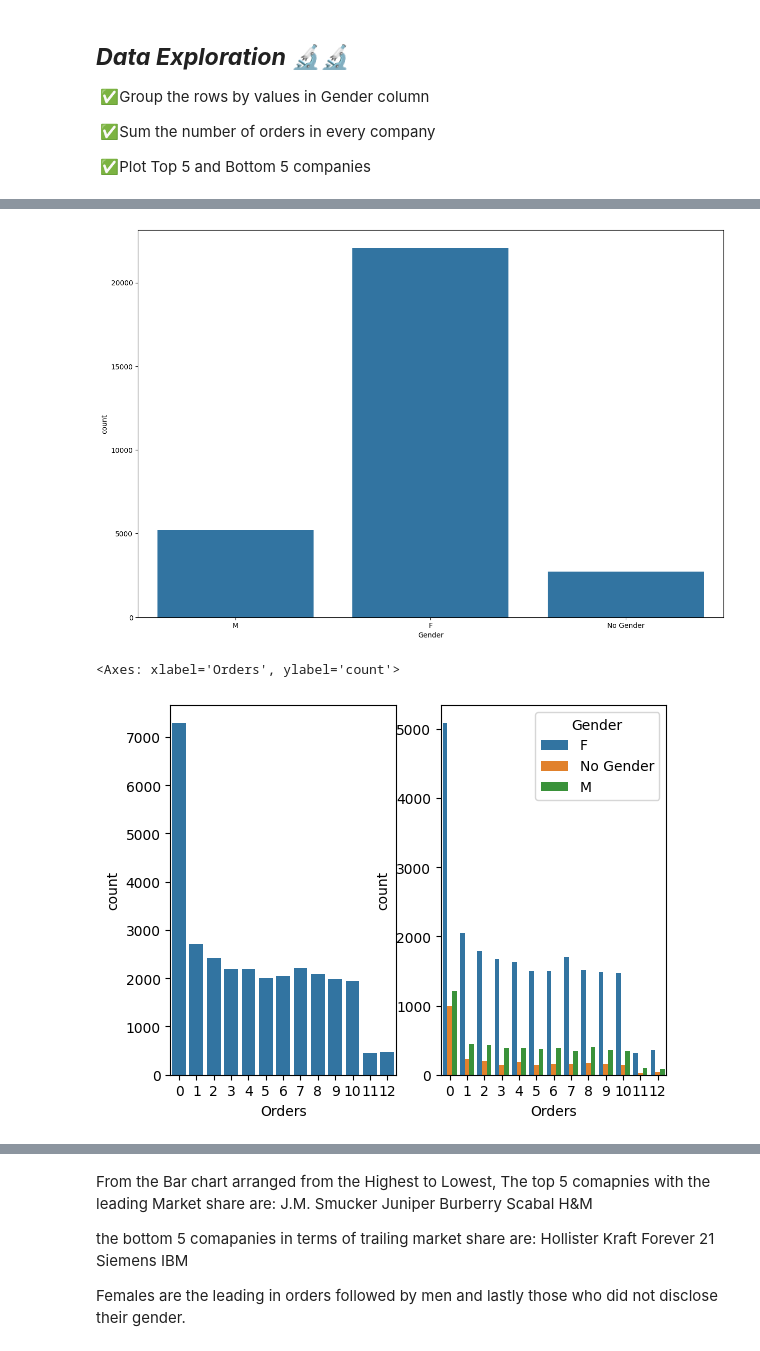
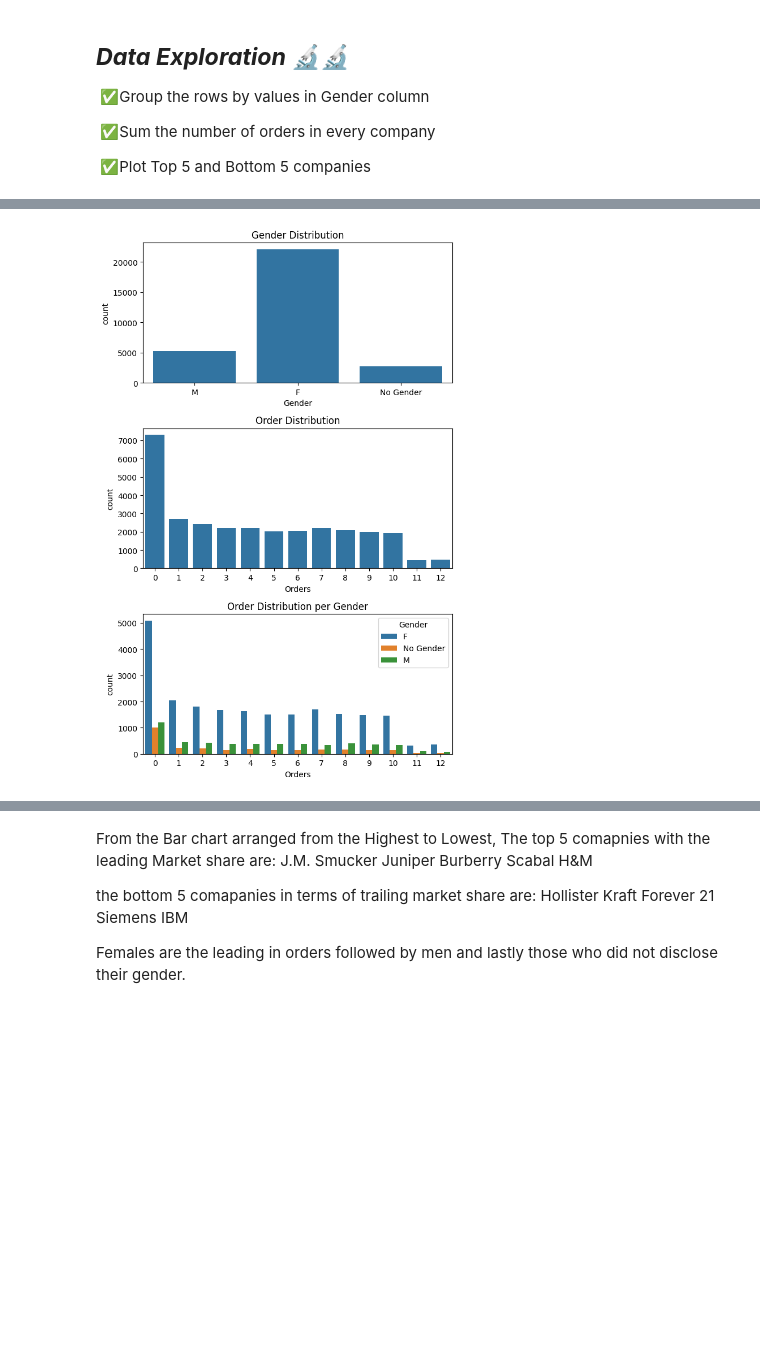
Before and after one commit to AllanMogley/12-Zidio-Projects, a Jupyter notebook: 01 - Projects/01 - Customer Segmentation/cleaner.ipynb, the cells around one changed output, grey strips where cells are left out. Cells and saved outputs as stored; diff of their text form; code cells hidden in the pictures; blank space fills up the shorter version.

Commit message:
plots

```diff
--- a/01 - Projects/01 - Customer Segmentation/cleaner.ipynb
+++ b/01 - Projects/01 - Customer Segmentation/cleaner.ipynb
@@ -65,15 +47,19 @@ Name: count, dtype: int64
 # %%
-plt.figure(figsize = (15, 10))
-# plt.subplot(1, 2, 1)
+plt.figure(figsize = (6.5, 10))
+
+plt.subplot(3, 1, 1)
 sns.countplot(data = df, x = 'Gender')
+plt.title('Gender Distribution')
+
+plt.subplot(3, 1, 2)
+sns.countplot(data = df, x = 'Orders')
+plt.title('Order Distribution')
+
+plt.subplot(3, 1, 3)
+sns.countplot(data = df, x = 'Orders', hue = 'Gender')
+plt.title('Order Distribution per Gender')
+
+plt.tight_layout()
 plt.show()
-
-plt.subplot(1, 2, 1)
-sns.countplot(data = df, x = 'Orders')
-
-plt.subplot(1, 2, 2)
-sns.countplot(data = df, x = 'Orders', hue = 'Gender')
 # %% [output]
-[figure, old version]
+[figure, new version]
-<Axes: xlabel='Orders', ylabel='count'>
-[figure, removed]
```
Also changed, not shown: parts of 3 cells of this notebook.
